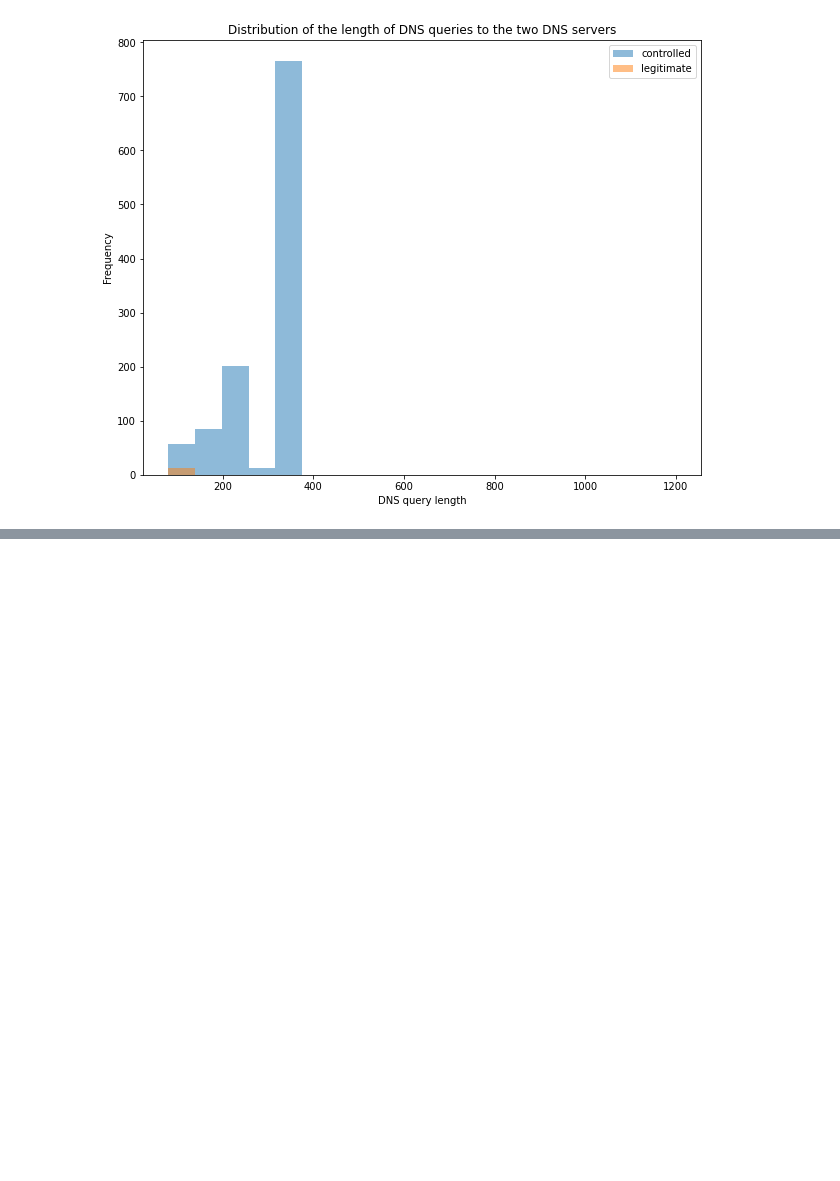
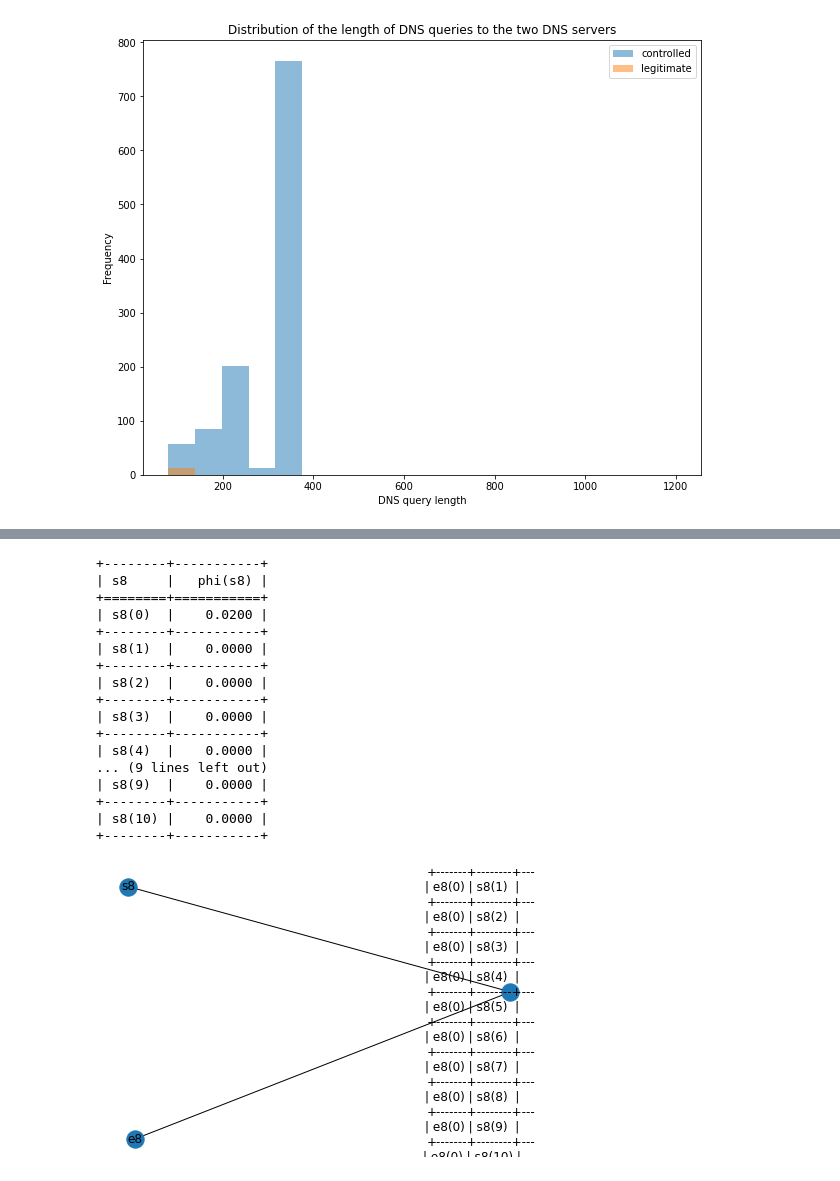
Before and after one commit to cam-ge/mp3, a Jupyter notebook: zinan2_MP3.ipynb, the cells around one changed output, grey strips where cells are left out. Cells and saved outputs as stored; diff of their text form; code cells hidden in the pictures; blank space fills up the shorter version.

```diff
--- a/zinan2_MP3.ipynb
+++ b/zinan2_MP3.ipynb
@@ -385,0 +724,43 @@ plt.show()
+# %%
+G3 = FactorGraph() ## Create FactorGraph object
+###############################
+#   TODO: Define factor functions
+###############################
+f_8 = DiscreteFactor(['e8','s8'],[1,11],values=[0.02,0,0,0,0,0,0,0,0.98,0,0])
+#   TODO: Add random variables
+#         and factor functions
+###############################
+G3.add_nodes_from(['s8','e8'])  ## Add random variables
+G3.add_factors(f_8)     ## Add factor functions
+###############################
+#   TODO: Add the edges for random
+#   variables and factor functions
+###############################
+G3.add_edges_from([('s8', f_8),('e8', f_8)])
+###############################
+#   TODO: Do the inference
+###############################
+G3.check_model()
+nx.draw(G3,with_labels =True)
+bp = BeliefPropagation(G3)
+margin = bp.query(joint=False,variables=['s8'])
+print(margin['s8'])
+# %% [output]
++--------+-----------+
+| s8     |   phi(s8) |
++========+===========+
+| s8(0)  |    0.0200 |
++--------+-----------+
+| s8(1)  |    0.0000 |
++--------+-----------+
+| s8(2)  |    0.0000 |
++--------+-----------+
+| s8(3)  |    0.0000 |
++--------+-----------+
+| s8(4)  |    0.0000 |
+... (9 lines left out)
+| s8(9)  |    0.0000 |
++--------+-----------+
+| s8(10) |    0.0000 |
++--------+-----------+
+[figure, added]
```
Also changed, not shown: parts of 34 cells of this notebook.
